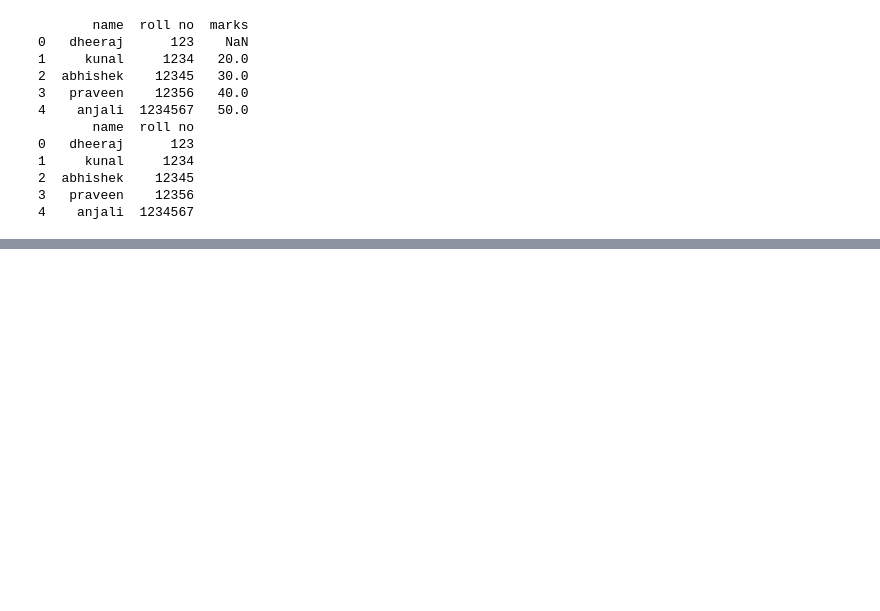
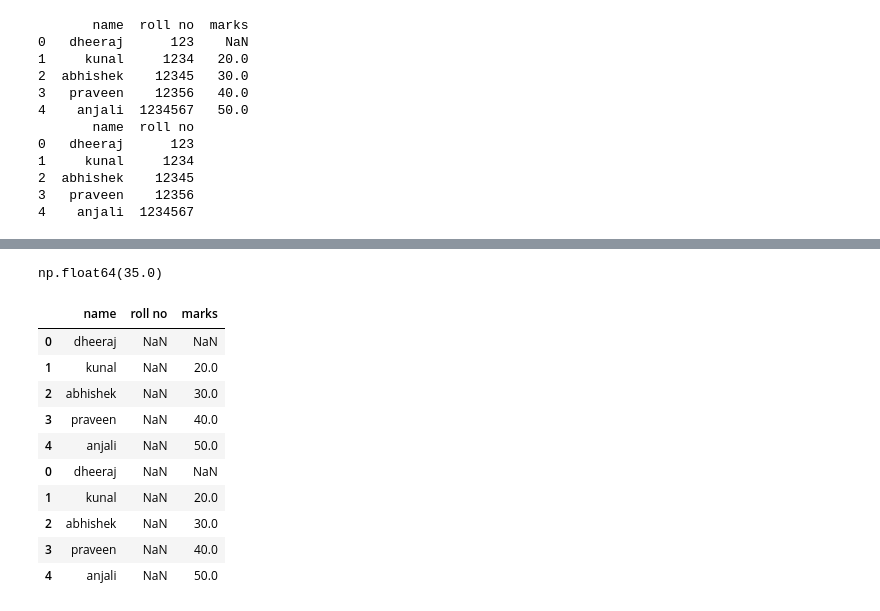
Before and after one commit to yashmourya236-code/Data_Science_-45-Days-, a Jupyter notebook: Python(Day-15).ipynb, the cells around one changed output, grey strips where cells are left out. Cells and saved outputs as stored; diff of their text form; code cells hidden in the pictures; blank space fills up the shorter version.

```diff
--- a/Python(Day-15).ipynb
+++ b/Python(Day-15).ipynb
@@ -180,0 +220,33 @@ ValueError: Unexpected character found when decoding object value
+# %%
+import pandas as pd
+url =  "https://raw.githubusercontent.com/yashmourya236-code/Data_Science_-45-Days-/main/file2.json"
+df=pd.read_json(url)
+#manually
+df["marks"].sum()
+
+df["marks"].max()
+
+df["marks"].min()
+
+df["marks"].mean()
+# %% [output]
+np.float64(35.0)
+# %%
+#concatenate
+import pandas as pd
+url =  "https://raw.githubusercontent.com/yashmourya236-code/Data_Science_-45-Days-/main/file2.json"
+df=pd.read_json(url)
+df1=pd.read_json(url)
+pd.concat([df,df1])
+# %% [output]
+|  | name | roll no | marks |
+| 0 | dheeraj | NaN | NaN |
+| 1 | kunal | NaN | 20.0 |
+| 2 | abhishek | NaN | 30.0 |
+| 3 | praveen | NaN | 40.0 |
+| 4 | anjali | NaN | 50.0 |
+| 0 | dheeraj | NaN | NaN |
+| 1 | kunal | NaN | 20.0 |
+| 2 | abhishek | NaN | 30.0 |
+| 3 | praveen | NaN | 40.0 |
+| 4 | anjali | NaN | 50.0 |
```
Also changed, not shown: parts of 6 cells of this notebook.
